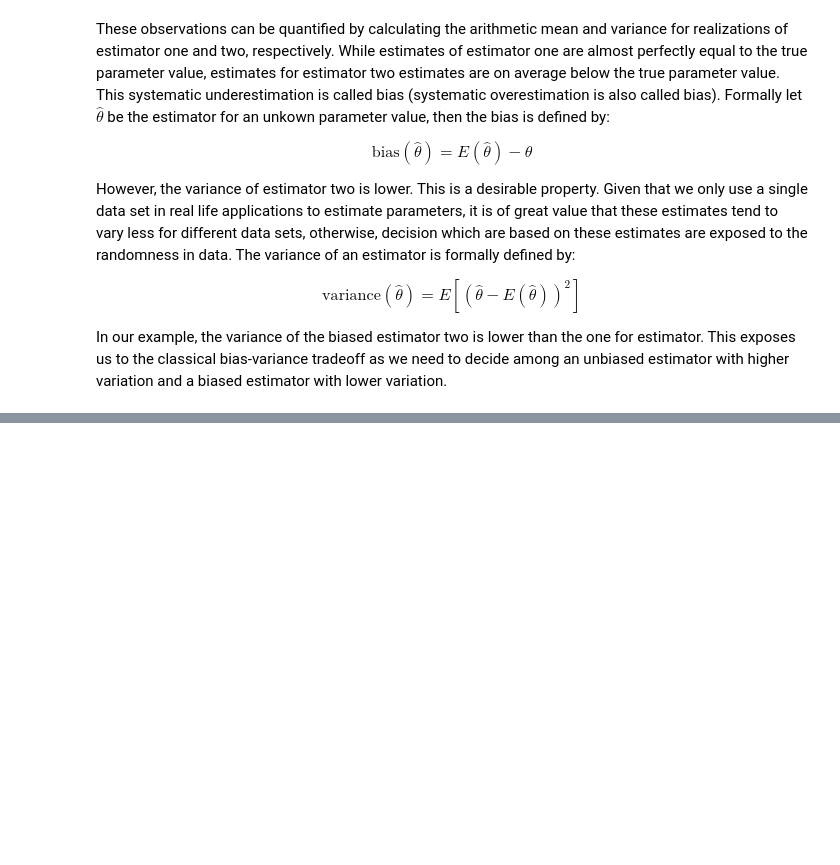
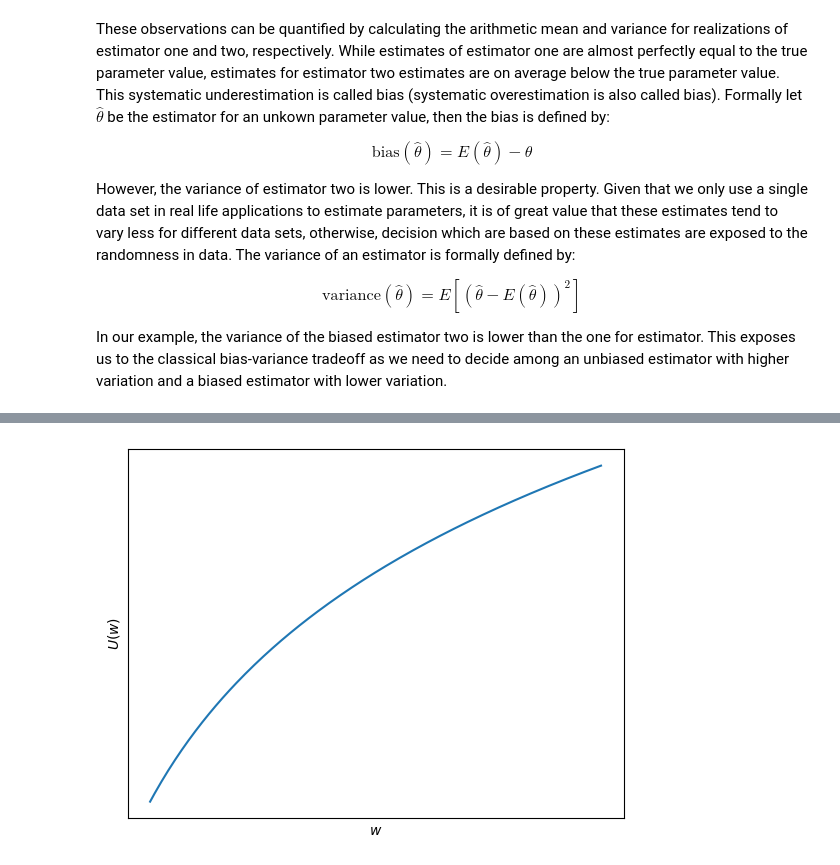
Before and after one commit to RalfKellner/fdaml_coursebook, a Jupyter notebook: coursebook/_build/jupyter_execute/03_univariate_models.ipynb, the cells around one changed output, grey strips where cells are left out. Saved outputs shown, nothing was run; the diff lists cells and outputs as text; code cells hidden in the pictures; blank space fills up the shorter version.

```diff
--- a/coursebook/_build/jupyter_execute/03_univariate_models.ipynb
+++ b/coursebook/_build/jupyter_execute/03_univariate_models.ipynb
@@ -462,0 +467,15 @@ Usually, in realistic scenarios, this leads to a decision between simpler and mo
+# %%
+import matplotlib.pylab as plt
+import numpy as np
+
+w = np.linspace(1, 5, 200)
+uw = np.log(w)
+
+plt.plot(w, uw)
+plt.xticks([])
+plt.yticks([])
+plt.xlabel(r"$w$")
+plt.ylabel(r"$U(w)$")
+plt.show()
+# %% [output]
+[figure, added]
```
Also changed, not shown: parts of 6 cells of this notebook, 13 other files.
